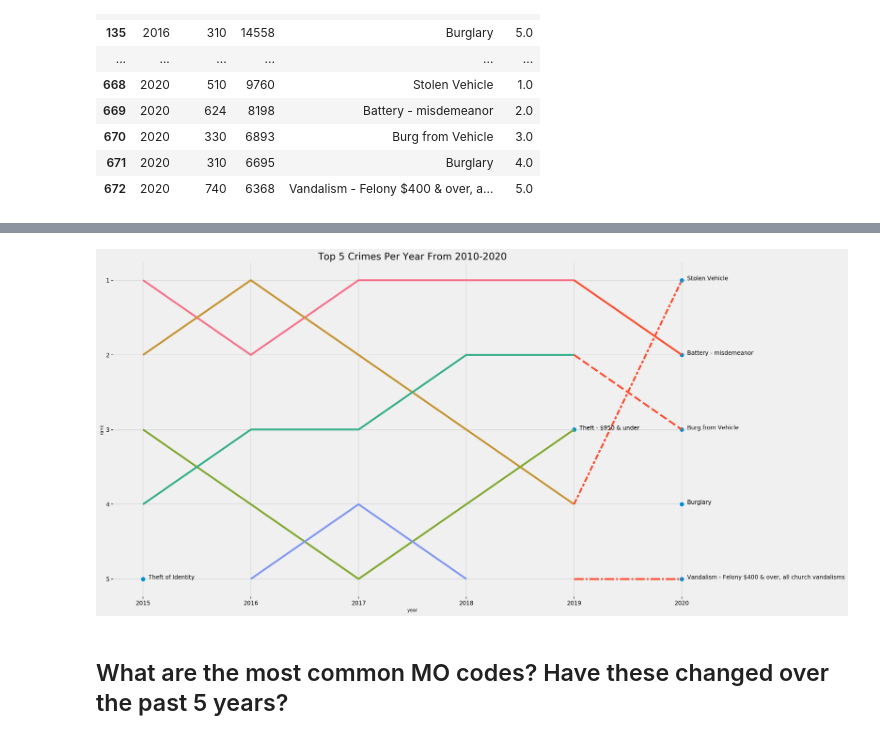
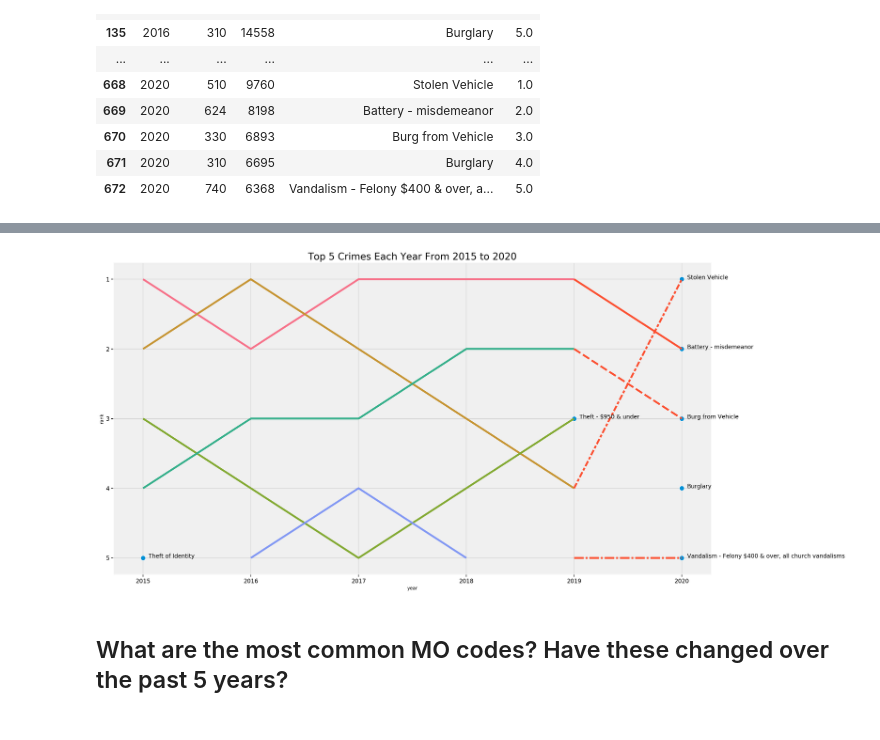
Before and after one commit to veeps/LA_innovation_team, a Jupyter notebook: code/002_EDA.ipynb, the cells around one changed output, grey strips where cells are left out. Drawn from its saved outputs; the diff is of its cells as text; code cells hidden in the pictures.

```diff
--- a/code/002_EDA.ipynb
+++ b/code/002_EDA.ipynb
@@ -123,31 +112,31 @@ pd.DataFrame(top_crimes.groupby("crm_cd").tail(1))
 # %%
 plt.figure(figsize=(20,12))
 
 paper_rc = {'lines.linewidth': 4, 'lines.markersize': 10}
 sns.set_context("paper", rc = paper_rc)
 
 
 ax = sns.lineplot(x="year", y="rank", hue="crm_name",markers = False,
                   data=top_crimes[top_crimes["year"]<=2019], legend = False, palette = sns.color_palette("husl", 7))
 ax = sns.lineplot(x="year", y="rank", style="crm_name",markers = False,
                   data=top_crimes[top_crimes["year"]>=2019], legend = False, dashes = True)
 
 ax = sns.scatterplot(x="year", y="rank", data=last_points,
                      legend=False)
 
 
 for i in range(0,last_points.shape[0]):
     ax.text(last_points["year"][i]+0.05, last_points["rank"][i],
            last_points["crm_name"][i], horizontalalignment='left', size =12)
 
 plt.ylim(reversed(plt.ylim()))
 plt.yticks(fontsize=12)
 plt.xticks(fontsize=12)
 plt.yticks([5,4,3,2,1], size=12);
-plt.title("Top 5 Crimes Per Year From 2010-2020", fontsize=20)
-plt.savefig('../plots/top_crimes.eps', format='eps', dpi=72)
+plt.title("Top 5 Crimes Each Year From 2015 to 2020", fontsize=20)
+#plt.savefig('../plots/top_crimes.eps', format='eps', dpi=72)
 # %% [output]
-[figure, old version]
+[figure, new version]
 # %% [markdown]
 ## What are the most common MO codes? Have these changed over the past 5 years?
 # %% [markdown]
```
Also changed, not shown: parts of 11 cells of this notebook, 8 other files.
